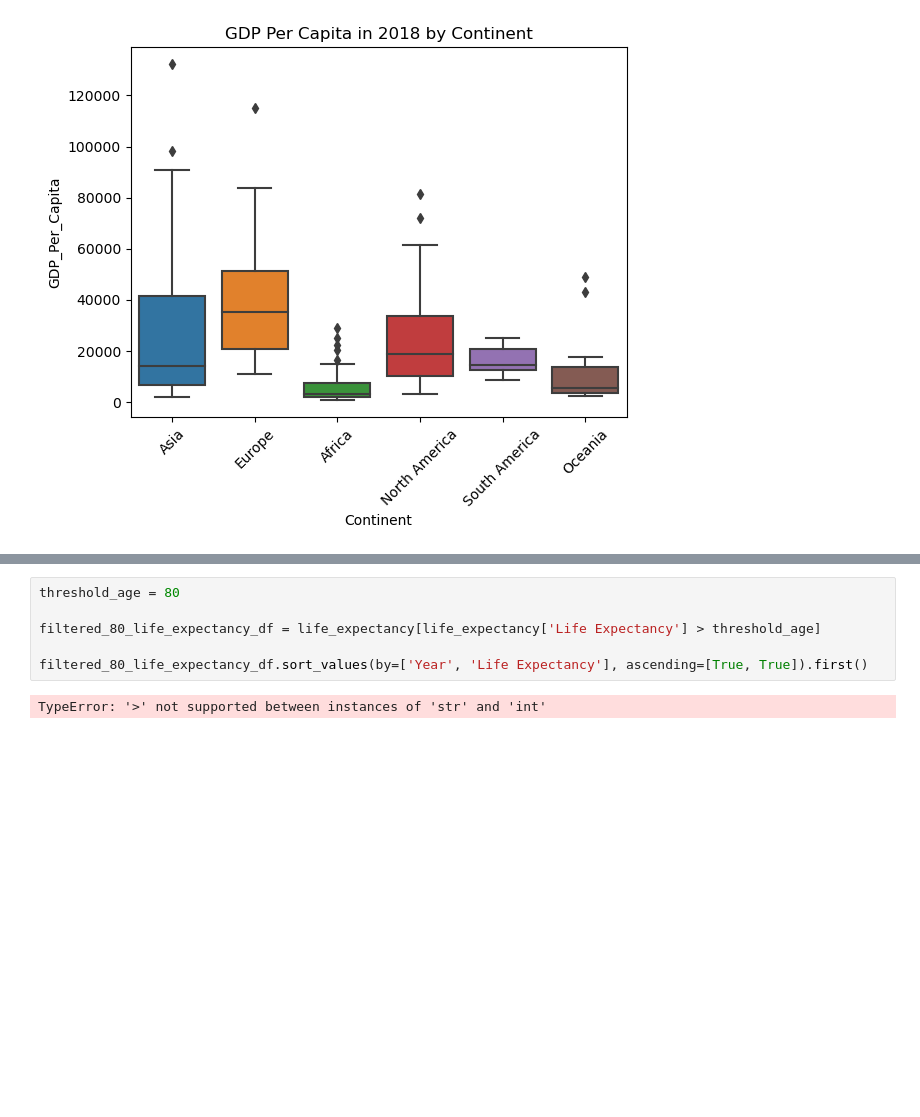
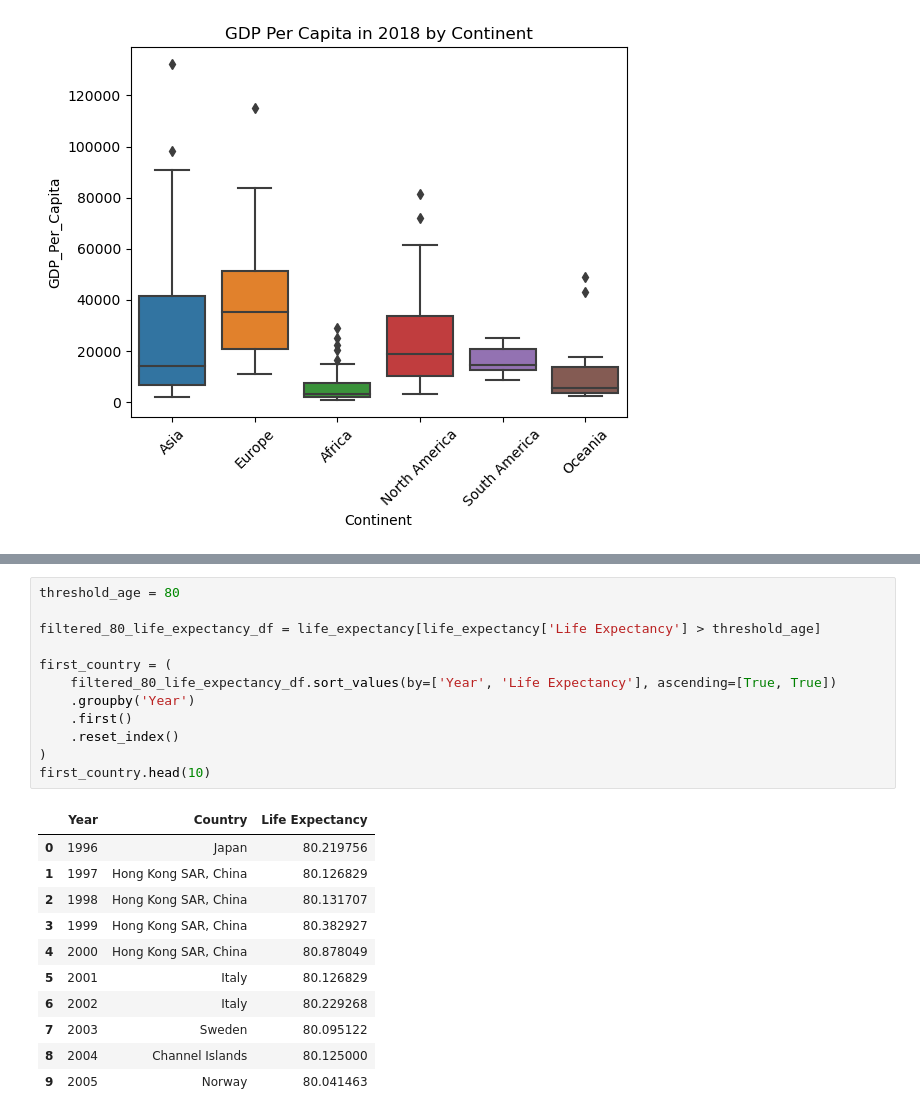
Before and after one commit to nss-data-science-cohort-7/un-exploration-shanks-t, a Jupyter notebook: notebooks/UN_Data_Exploration.ipynb, the cells around one changed output, grey strips where cells are left out. Cells and saved outputs as stored; diff of their text form; blank space fills up the shorter version.

```diff
--- a/notebooks/UN_Data_Exploration.ipynb
+++ b/notebooks/UN_Data_Exploration.ipynb
@@ -192,8 +188,24 @@ life_expectancy_long
 # %%
 threshold_age = 80
 
 filtered_80_life_expectancy_df = life_expectancy[life_expectancy['Life Expectancy'] > threshold_age]
 
-filtered_80_life_expectancy_df.sort_values(by=['Year', 'Life Expectancy'], ascending=[True, True]).first()
+first_country = (
+    filtered_80_life_expectancy_df.sort_values(by=['Year', 'Life Expectancy'], ascending=[True, True])
+    .groupby('Year')
+    .first()
+    .reset_index()
+)
+first_country.head(10)
 # %% [output]
-TypeError: '>' not supported between instances of 'str' and 'int'
+|  | Year | Country | Life Expectancy |
+| 0 | 1996 | Japan | 80.219756 |
+| 1 | 1997 | Hong Kong SAR, China | 80.126829 |
+| 2 | 1998 | Hong Kong SAR, China | 80.131707 |
+| 3 | 1999 | Hong Kong SAR, China | 80.382927 |
+| 4 | 2000 | Hong Kong SAR, China | 80.878049 |
+| 5 | 2001 | Italy | 80.126829 |
+| 6 | 2002 | Italy | 80.229268 |
+| 7 | 2003 | Sweden | 80.095122 |
+| 8 | 2004 | Channel Islands | 80.125000 |
+| 9 | 2005 | Norway | 80.041463 |
```
Also changed, not shown: parts of 4 cells of this notebook.
